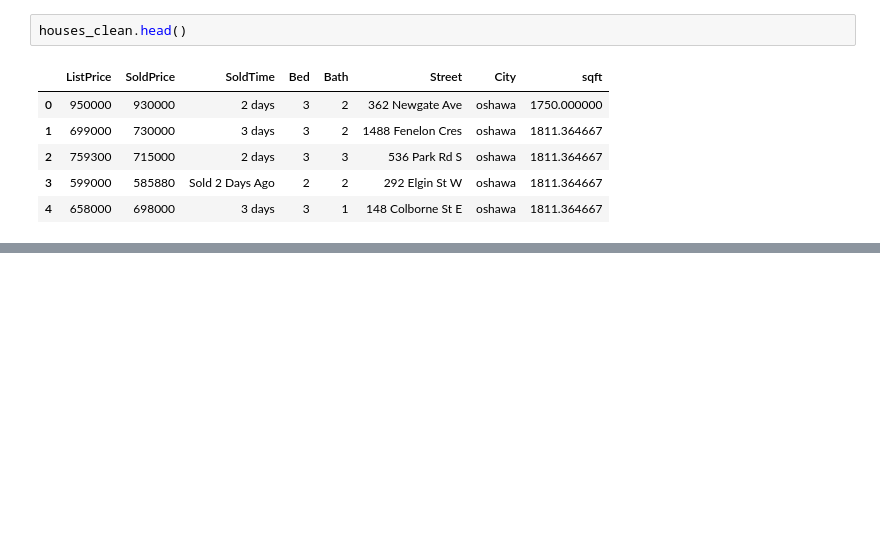
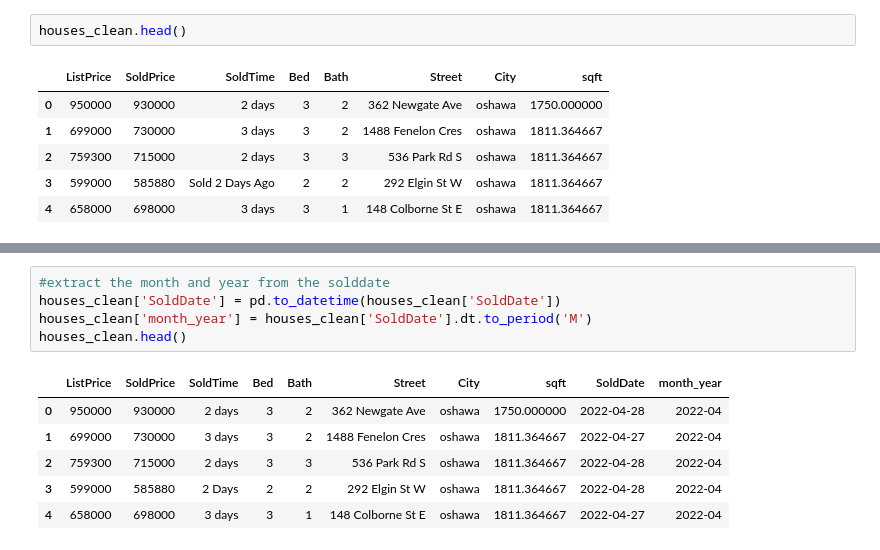
Before and after one commit to kemi-borisade/ontario-cities, a Jupyter notebook: housing_ontario-main.ipynb, the cells around one changed output, grey strips where cells are left out. Drawn from its saved outputs; the diff is of its cells as text; blank space fills up the shorter version.

```diff
--- a/housing_ontario-main.ipynb
+++ b/housing_ontario-main.ipynb
@@ -192,0 +199,12 @@ houses_clean['City'].value_counts()
+# %%
+#extract the month and year from the solddate
+houses_clean['SoldDate'] = pd.to_datetime(houses_clean['SoldDate'])
+houses_clean['month_year'] = houses_clean['SoldDate'].dt.to_period('M')
+houses_clean.head()
+# %% [output]
+|  | ListPrice | SoldPrice | SoldTime | Bed | Bath | Street | City | sqft | SoldDate | month_year |
+| 0 | 950000 | 930000 | 2 days | 3 | 2 | 362 Newgate Ave | oshawa | 1750.000000 | 2022-04-28 | 2022-04 |
+| 1 | 699000 | 730000 | 3 days | 3 | 2 | 1488 Fenelon Cres | oshawa | 1811.364667 | 2022-04-27 | 2022-04 |
+| 2 | 759300 | 715000 | 2 days | 3 | 3 | 536 Park Rd S | oshawa | 1811.364667 | 2022-04-28 | 2022-04 |
+| 3 | 599000 | 585880 | 2 Days | 2 | 2 | 292 Elgin St W | oshawa | 1811.364667 | 2022-04-28 | 2022-04 |
+| 4 | 658000 | 698000 | 3 days | 3 | 1 | 148 Colborne St E | oshawa | 1811.364667 | 2022-04-27 | 2022-04 |
```
Also changed, not shown: parts of 15 cells of this notebook.
